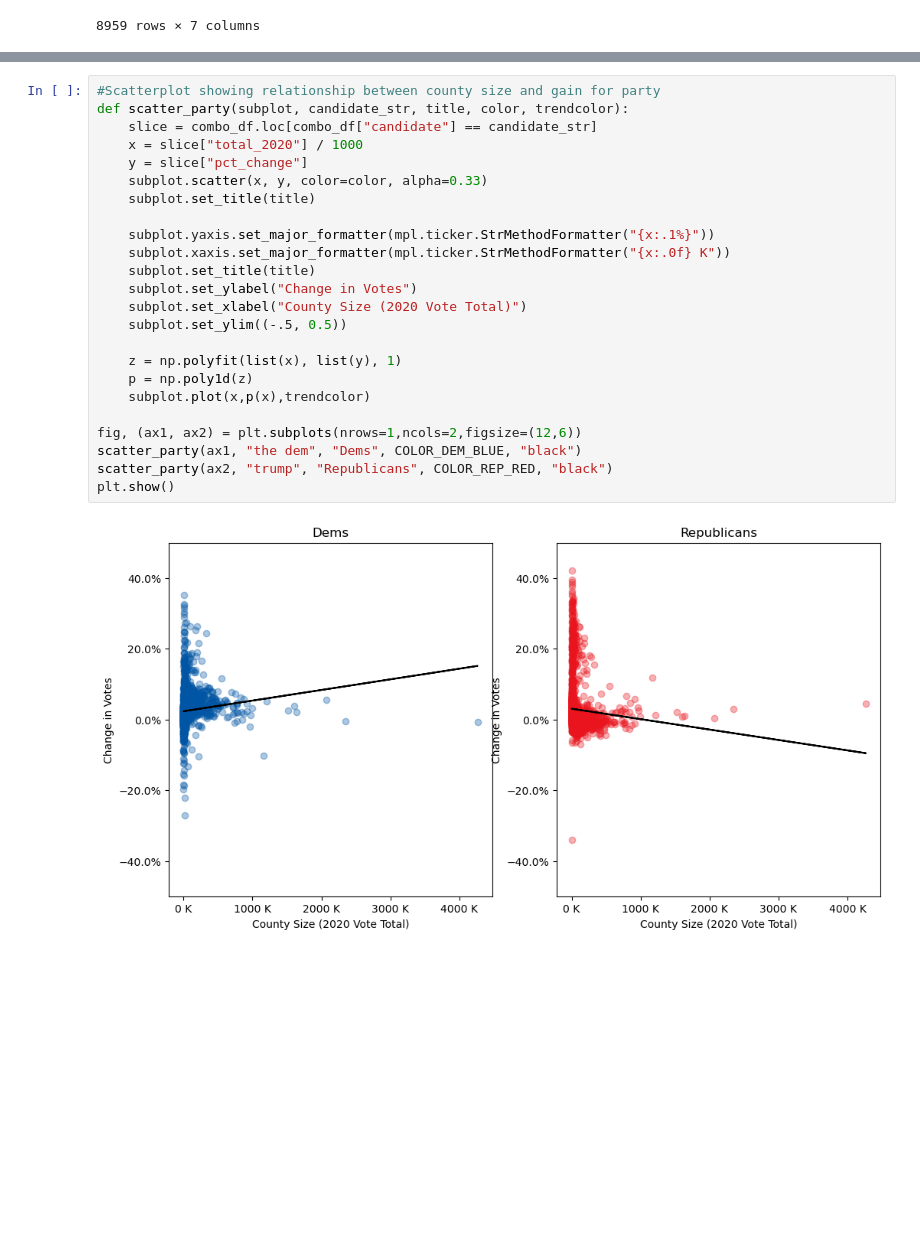
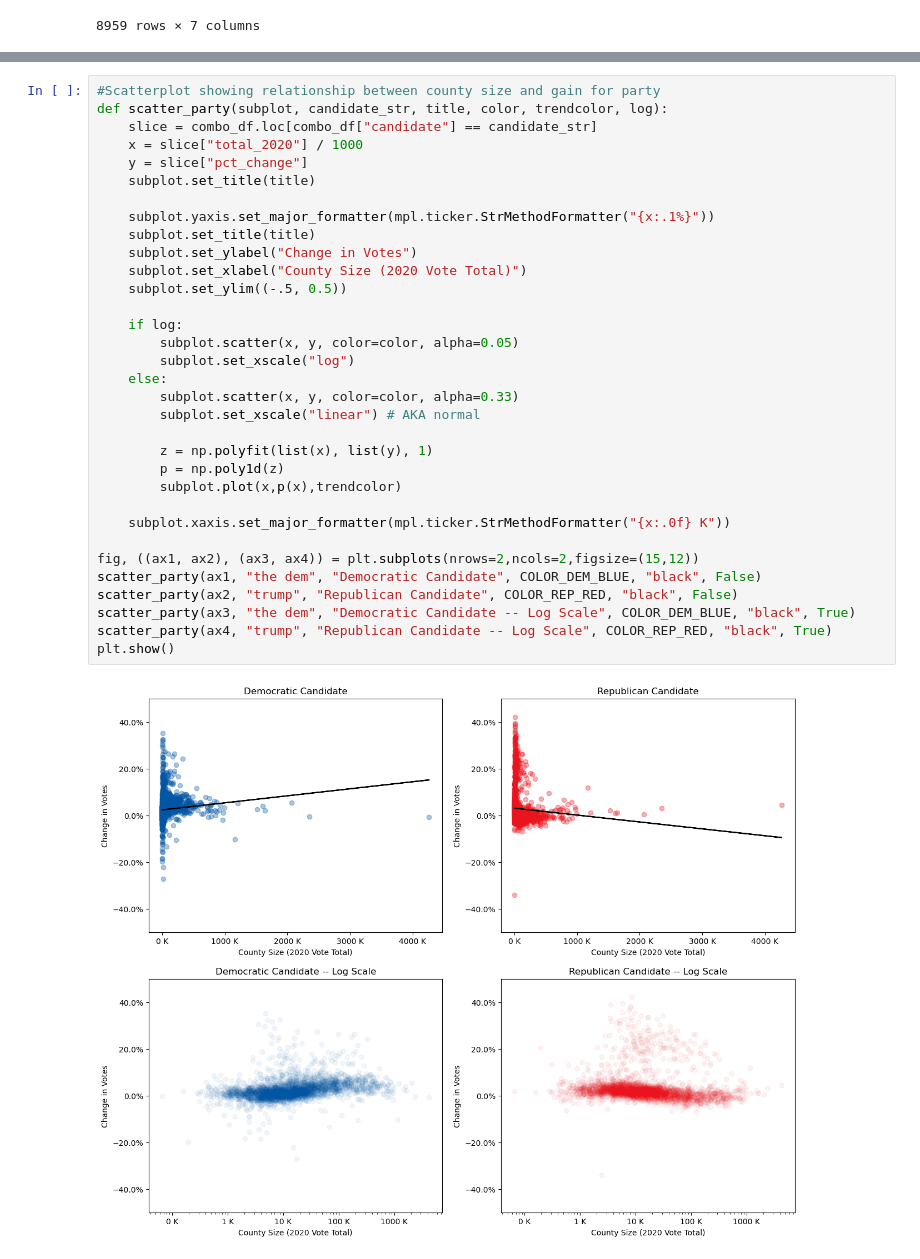
Before and after one commit to rmathena79/democracy, a Jupyter notebook: democracy.ipynb, the cells around one changed output, grey strips where cells are left out. Cells and saved outputs as stored; diff of their text form; blank space fills up the shorter version.

```diff
--- a/democracy.ipynb
+++ b/democracy.ipynb
@@ -377,29 +379,38 @@ plt.show()
 # %%
 #Scatterplot showing relationship between county size and gain for party
-def scatter_party(subplot, candidate_str, title, color, trendcolor):
+def scatter_party(subplot, candidate_str, title, color, trendcolor, log):
     slice = combo_df.loc[combo_df["candidate"] == candidate_str]
     x = slice["total_2020"] / 1000
     y = slice["pct_change"]
-    subplot.scatter(x, y, color=color, alpha=0.33)
     subplot.set_title(title)
 
     subplot.yaxis.set_major_formatter(mpl.ticker.StrMethodFormatter("{x:.1%}"))
-    subplot.xaxis.set_major_formatter(mpl.ticker.StrMethodFormatter("{x:.0f} K"))
     subplot.set_title(title)
     subplot.set_ylabel("Change in Votes")
     subplot.set_xlabel("County Size (2020 Vote Total)")
     subplot.set_ylim((-.5, 0.5))
 
-    z = np.polyfit(list(x), list(y), 1)
-    p = np.poly1d(z)
-    subplot.plot(x,p(x),trendcolor)
+    if log:
+        subplot.scatter(x, y, color=color, alpha=0.05)
+        subplot.set_xscale("log")
+    else:
+        subplot.scatter(x, y, color=color, alpha=0.33)
+        subplot.set_xscale("linear") # AKA normal
 
-fig, (ax1, ax2) = plt.subplots(nrows=1,ncols=2,figsize=(12,6))
-scatter_party(ax1, "the dem", "Dems", COLOR_DEM_BLUE, "black")
-scatter_party(ax2, "trump", "Republicans", COLOR_REP_RED, "black")
+        z = np.polyfit(list(x), list(y), 1)
+        p = np.poly1d(z)
+        subplot.plot(x,p(x),trendcolor)
+
+    subplot.xaxis.set_major_formatter(mpl.ticker.StrMethodFormatter("{x:.0f} K"))
+
+fig, ((ax1, ax2), (ax3, ax4)) = plt.subplots(nrows=2,ncols=2,figsize=(15,12))
+scatter_party(ax1, "the dem", "Democratic Candidate", COLOR_DEM_BLUE, "black", False)
+scatter_party(ax2, "trump", "Republican Candidate", COLOR_REP_RED, "black", False)
+scatter_party(ax3, "the dem", "Democratic Candidate -- Log Scale", COLOR_DEM_BLUE, "black", True)
+scatter_party(ax4, "trump", "Republican Candidate -- Log Scale", COLOR_REP_RED, "black", True)
 plt.show()
 # %% [output]
-[figure, old version]
+[figure, new version]
 # %%
 battleground_slice = combo_df.loc[combo_df["state"].isin(BATTLEGROUND_STATES)]
 flipped_slice = combo_df.loc[combo_df["state"].isin(FLIPPED_STATES)]
```
Also changed, not shown: parts of 6 cells of this notebook, 1 other file.
